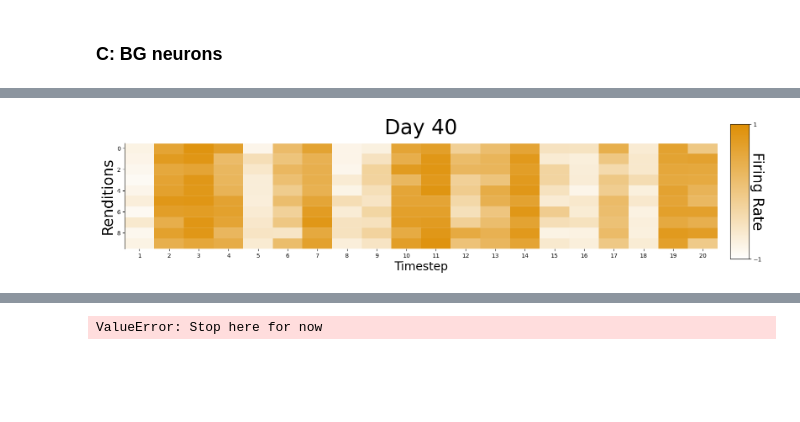
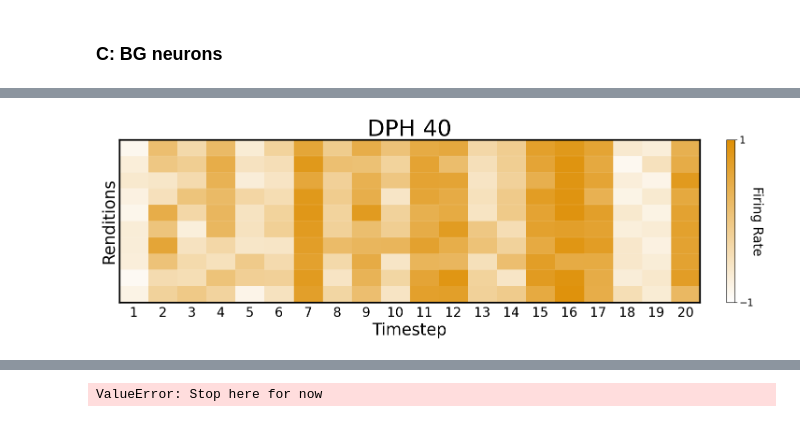
Before and after one commit to AtharvSuryawanshi/Dual_Pathway_RL_songbird, a Jupyter notebook: Figures/Figure_6.ipynb, the cells around one changed output, grey strips where cells are left out. Drawn from its saved outputs; the diff is of its cells as text; code cells hidden in the pictures; blank space fills up the shorter version.

```diff
--- a/Figures/Figure_6.ipynb
+++ b/Figures/Figure_6.ipynb
@@ -55,7 +58,7 @@ Random seed is 40
 # 1 to load model
 # 1 to save model
 load = 0
-save = 0
+save = 1
 model_version = "model_20"  # e.g., "model","model_1" "model20", "model_4_40", "model_syrinx_4_41"etc.
 
 model_path = f"{model_version}.pkl"
@@ -427,7 +343,7 @@ Stdev of variability of all neurons: 0.22971054577108646
 # %%
 def plot_RL_motifs_days_rate(obj, day):
     """ Plots the BG model output over time (rate heatmap). """
-    figure, ax1 = plt.subplots(1, figsize=(15,4))
+    figure, ax1 = plt.subplots(1, figsize=(15,5))
 
     cm = colors.LinearSegmentedColormap.from_list('my_cmap', ['white', color_bg], N=256)
     nos_trials_per_day = 10
@@ -442,43 +358,34 @@ def plot_RL_motifs_days_rate(obj, day):
     im1 = ax1.imshow(plot_array.T, aspect='auto', cmap=cm,
                      interpolation='nearest', vmin=-1, vmax=1)
 
-    # external colorbar
-    figure.subplots_adjust(right=1.2)
-    cbar_ax = figure.add_axes([1.01, 0.12, 0.03, 0.8])
-    cbar = figure.colorbar(im1, cax=cbar_ax)
-    cbar.set_label('Firing Rate', fontsize=25, rotation=270)
+    cbar = figure.colorbar(im1, ax=ax1, fraction=0.092, pad=0.04)
+    cbar.set_label('Firing Rate', fontsize=20, rotation=270, labelpad=15)
     cbar.set_ticks([-1, 1])
+    cbar.ax.tick_params(labelsize=15)
 
-    # horizontal separators
     ax1.hlines(y=np.arange(nos_neurons*8+1)-0.5, xmin=-0.5, xmax=N_SYLL*1-0.5,
                color='white', alpha=0.1)
     ax1.hlines(y=np.arange(0, nos_neurons*8, 8)-0.5, xmin=-0.5, xmax=N_SYLL*1-0.5,
                color='white', lw=1)
 
-    # ax1.set_yticks([])
-    # ax1.set_ylim(0, 7)
-
-    # xticks
     ax1.set_xticks(np.arange(20), np.arange(1, 21))
-    ax1.tick_params(labelsize=10)
-
-    # labels & title
-    ax1.set_title(f'Day {day+40}', fontsize=35, y=1.05)
+    ax1.tick_params(axis='x', which='both', bottom=False)
+    ax1.tick_params(labelsize=20)
+    ax1.set_title(f'DPH {day+40}', fontsize=35)
+    ax1.set_yticks([])
     ax1.set_ylabel('Renditions', fontsize=25)
-    ax1.set_xlabel('Timestep', fontsize=20)
-
-    # spines
-    ax1.spines['top'].set_visible(False)
-    ax1.spines['right'].set_visible(False)
-    ax1.spines['bottom'].set_visible(False)
+    ax1.set_xlabel('Timestep', fontsize=25)
+    for spine in ax1.spines.values():
+        spine.set_linewidth(2.5)
+        spine.set_color('black')
 
     plt.tight_layout()
-    plt.show()
+    # plt.show()
 
 
 def plot_RL_motifs_on_day_spike(obj, day, rate_max=400/0.6, rate_min=0, seed=None):
     """ Plots the BG model output over time (spike raster). """
-    figure, ax1 = plt.subplots(1, figsize=(15,3))
+    figure, ax1 = plt.subplots(1, figsize=(15,5))
 
     nos_trials_per_day = 10
     neuron_numbers = [1]
@@ -486,10 +393,6 @@ def plot_RL_motifs_on_day_spike(obj, day, rate_max=400/0.6, rate_min=0, seed=Non
     plot_array = obj.bg_all[day, :nos_trials_per_day, :, neuron_numbers] \
                     .reshape(nos_trials_per_day*nos_neurons, N_SYLL, order='F').T
 
-    # spike_raster = spike_plotter_poisson(plot_array, size_of_time_bin=20, scaling_factor=1)
-
-    # im1 = ax1.imshow(spike_raster.T, aspect='auto', cmap='Greys',
-    #                  interpolation='nearest', vmin=0, vmax=1)
     plot_array += 1
     plot_array /= 2
     spikes, time = poisson_eventplot_from_rates(plot_array, bin_size_ms=10, rate_max=rate_max, rate_min=rate_min, seed=seed)
@@ -499,46 +402,27 @@ def plot_RL_motifs_on_day_spike(obj, day, rate_max=400/0.6, rate_min=0, seed=Non
         lineoffsets=np.arange(len(spikes)),
         linelengths=0.8,
         colors='black',)
-    # # horizontal separators
-    # ax1.hlines(y=np.arange(nos_neurons*8+1)-0.5, xmin=0, xmax=N_SYLL*20,
-    #            color='black', alpha=0.1)
-    # ax1.hlines(y=np.arange(0, nos_neurons*8, 8)-0.5, xmin=0, xmax=N_SYLL*20,
-    #            color='black', lw=1)
 
-    # ax1.set_yticks([])
-    # ax1.set_xticks([])
-    # ax1.set_ylim(0, 7)
     ax1.set_xlim(0, 0.01*N_SYLL)
-
+    ax1.set_yticks([])
     ax1.tick_params(labelsize=20)
-
-    # labels & title
     ax1.set_ylabel('Renditions', fontsize=25)
-
-    # make spines bold
+    ax1.set_xlabel('Time (s)', fontsize=25)
     for spine in ax1.spines.values():
         spine.set_linewidth(2.5)
         spine.set_color('black')
 
-    # # === Add timescale bar below axis (xlabel region) ===
-    # scalebar_len = 10  # ms
-    # bar_x0 = 0.9       # left position in figure coords (center-ish)
-    # bar_width = 0.05    # width in figure coords
-    # bar_y = -0.08       # vertical position below axis
-
-    # figure.text(bar_x0, bar_y, '|' + '―'*2 + '|', fontsize=18,
-    #             ha='left', va='center')
-    # figure.text(bar_x0 + bar_width/2, bar_y - 0.05,
-    #             f'{scalebar_len} ms', ha='center', va='top', fontsize=18)
-
     plt.tight_layout()
-    plt.show()
+    # plt.show()
 
 
+plot_RL_motifs_days_rate(obj, 0)
+save_figure('Figure_6c1', save=True)
+plot_RL_motifs_days_rate(obj, 59)
+save_figure('Figure_6c3', save=True)
 
-plot_RL_motifs_days_rate(obj,0)
-plot_RL_motifs_days_rate(obj, 58)
-
-plot_RL_motifs_on_day_spike(obj,0, rate_max=200/0.8, rate_min=0)
-plot_RL_motifs_on_day_spike(obj,58, rate_max=200/0.8, rate_min=0)
+plot_RL_motifs_on_day_spike(obj, 0, rate_max=200/0.8, rate_min=0)
+save_figure('Figure_6c2', save=True)
+plot_RL_motifs_on_day_spike(obj, 59, rate_max=200/0.8, rate_min=0)
+save_figure('Figure_6c4', save=True)
 # %% [output]
@@ -548 +435 @@ Stdev of variability of all neurons: 0.057511712784249415
-[figure, old version]
+[figure, new version]
```
Also changed, not shown: parts of 7 cells of this notebook.
